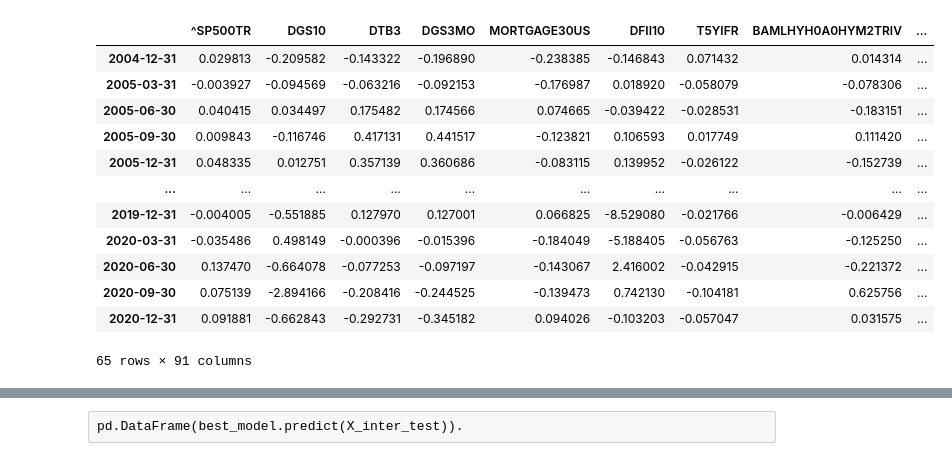
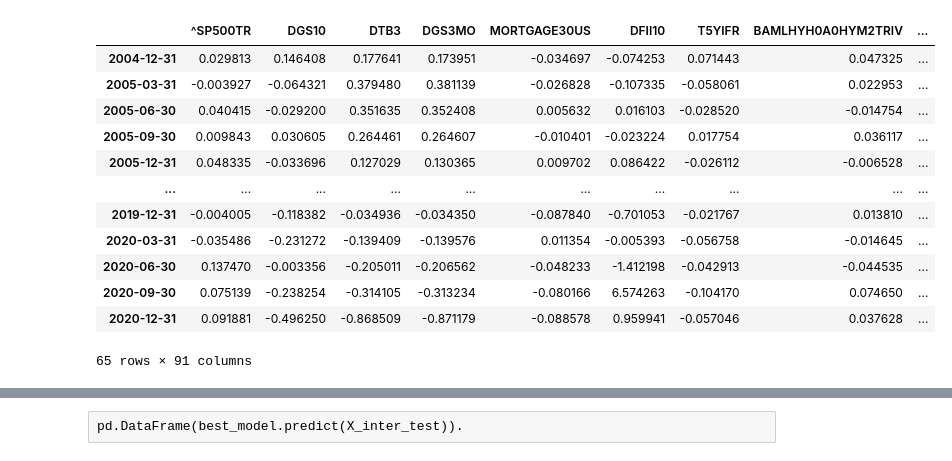
Before and after one commit to webclinic017/Python-Stock-1, a Jupyter notebook: FRED_analysis.ipynb, the cells around one changed output, grey strips where cells are left out. Saved outputs shown, nothing was run; the diff lists cells and outputs as text; code cells hidden in the pictures.

```diff
--- a/FRED_analysis.ipynb
+++ b/FRED_analysis.ipynb
@@ -279,6 +283,8 @@ print("choose Y")
 display(out)
 # %%
 d = get_deltas(out.result)
+# %%
+differenced = pd.DataFrame(np.transpose(d.reshape(len(out.result.columns),len(out.result))))
 # %%
 d_ = dtale.show(out.result)
 d_.open_browser()
@@ -363,7 +373,9 @@ def getLagged_Set(set_, og):
 
     #set_.index = all_data.index
 
+    #maxl = int(len(set_)/2)
     maxl = 5
+
     Lagged_Differenced_Set = pd.DataFrame()
     Lagged_Set = pd.DataFrame()
     #TrainO_Lagged_Set = pd.DataFrame()
@@ -435,7 +447,7 @@ def getLagged_Set(set_, og):
         results = model.fit()
         #print(results.summary())
 
-        Lagged_Differenced_Set = pd.concat([Lagged_Differenced_Set,data_2.shift(lag)],axis=1)
+        #Lagged_Differenced_Set = pd.concat([Lagged_Differenced_Set,data_2.shift(lag)],axis=1)
         #TrainO_Lagged_Set = pd.concat([TrainO_Lagged_Set,all_data.iloc[:,f].shift(lag)],axis=1)
         #if lag>0:
             #lag = 0
@@ -446,16 +458,26 @@ def getLagged_Set(set_, og):
 
         lags.append(lag)
 
-    stats = pd.concat([pd.DataFrame(set_.columns[1:]),pd.DataFrame(lags),pd.DataFrame(lagcorrs),pd.DataFrame(ogcorrs)],axis=1)
+    Lagged_Set.index = set_.index
+    #stats = pd.concat([pd.DataFrame(set_.columns[1:]),pd.DataFrame(lags),pd.DataFrame(lagcorrs),pd.DataFrame(ogcorrs)],axis=1)
+    stats = pd.concat([pd.DataFrame(set_.columns[1:]),pd.DataFrame(lags),pd.DataFrame(ogcorrs)],axis=1)
 
-    return stats, pd.concat([data_1,Lagged_Set],axis=1),  pd.concat([data_1,Lagged_Differenced_Set],axis=1)
+    #print(Lagged_Set)
+    #return stats, pd.concat([data_1,Lagged_Set],axis=1),  pd.concat([data_1,Lagged_Differenced_Set],axis=1)
+    return stats, pd.concat([data_1,Lagged_Set],axis=1)
 # %%
 Lagged_Set = pd.DataFrame()
 Lagged_Differenced_Set = pd.DataFrame()
 
-ls_stats, Lagged_Set, Lagged_Differenced_Set = getLagged_Set(Differenced_Set, out.result)
-lso_stats, Lagged_Set_offset, p = getLagged_Set(pd.concat([Differenced_Set.iloc[:,0].shift(-1),Differenced_Set.iloc[:,1:]],axis=1), out.result)
+ls_stats, Lagged_Set= getLagged_Set(differenced, out.result)
+lso_stats, Lagged_Set_offset= getLagged_Set(pd.concat([differenced.iloc[:,0].shift(-1),differenced.iloc[:,1:]],axis=1), out.result)
 
+Lagged_Set_offset.index = out.result.index
 Lagged_Set_offset.dropna(inplace= True)
+Lagged_Set_offset.columns = out.result.columns
 
-Lagged_Differenced_Set.dropna(inplace= True)
+#Lagged_Differenced_Set.dropna(inplace= True)
+# %%
+temp = pd.DataFrame()
+temp = pd.concat([out.result.iloc[:,0].pct_change().shift(-1),Lagged_Set_offset.iloc[:,1:].pct_change()],axis=1).copy()
+temp
@@ -462,23 +498,21 @@ Lagged_Differenced_Set.dropna(inplace= True)
 # %%
-temp = pd.DataFrame()
-temp = pd.concat([out.result.iloc[:,0].pct_change().shift(-1),Lagged_Differenced_Set_offset.iloc[:,1:].pct_change()],axis=1).copy().dropna()
 Lagged_Differenced_Set_offset = pd.DataFrame()
 Lagged_Differenced_Set_offset = temp.copy()
-Lagged_Differenced_Set.dropna(inplace= True)
+Lagged_Differenced_Set_offset.dropna(inplace= True)
 Lagged_Differenced_Set_offset
 # %% [output]
 |  | ^SP500TR | DGS10 | DTB3 | DGS3MO | MORTGAGE30US | DFII10 | T5YIFR | BAMLHYH0A0HYM2TRIV | ... |
-| 2004-12-31 | 0.029813 | -0.209582 | -0.143322 | -0.196890 | -0.238385 | -0.146843 | 0.071432 | 0.014314 | ... |
-| 2005-03-31 | -0.003927 | -0.094569 | -0.063216 | -0.092153 | -0.176987 | 0.018920 | -0.058079 | -0.078306 | ... |
-| 2005-06-30 | 0.040415 | 0.034497 | 0.175482 | 0.174566 | 0.074665 | -0.039422 | -0.028531 | -0.183151 | ... |
-| 2005-09-30 | 0.009843 | -0.116746 | 0.417131 | 0.441517 | -0.123821 | 0.106593 | 0.017749 | 0.111420 | ... |
-| 2005-12-31 | 0.048335 | 0.012751 | 0.357139 | 0.360686 | -0.083115 | 0.139952 | -0.026122 | -0.152739 | ... |
+| 2004-12-31 | 0.029813 | 0.146408 | 0.177641 | 0.173951 | -0.034697 | -0.074253 | 0.071443 | 0.047325 | ... |
+| 2005-03-31 | -0.003927 | -0.064321 | 0.379480 | 0.381139 | -0.026828 | -0.107335 | -0.058061 | 0.022953 | ... |
+| 2005-06-30 | 0.040415 | -0.029200 | 0.351635 | 0.352408 | 0.005632 | 0.016103 | -0.028520 | -0.014754 | ... |
+| 2005-09-30 | 0.009843 | 0.030605 | 0.264461 | 0.264607 | -0.010401 | -0.023224 | 0.017754 | 0.036117 | ... |
+| 2005-12-31 | 0.048335 | -0.033696 | 0.127029 | 0.130365 | 0.009702 | 0.086422 | -0.026112 | -0.006528 | ... |
 | ... | ... | ... | ... | ... | ... | ... | ... | ... | ... |
-| 2019-12-31 | -0.004005 | -0.551885 | 0.127970 | 0.127001 | 0.066825 | -8.529080 | -0.021766 | -0.006429 | ... |
-| 2020-03-31 | -0.035486 | 0.498149 | -0.000396 | -0.015396 | -0.184049 | -5.188405 | -0.056763 | -0.125250 | ... |
-| 2020-06-30 | 0.137470 | -0.664078 | -0.077253 | -0.097197 | -0.143067 | 2.416002 | -0.042915 | -0.221372 | ... |
-| 2020-09-30 | 0.075139 | -2.894166 | -0.208416 | -0.244525 | -0.139473 | 0.742130 | -0.104181 | 0.625756 | ... |
-| 2020-12-31 | 0.091881 | -0.662843 | -0.292731 | -0.345182 | 0.094026 | -0.103203 | -0.057047 | 0.031575 | ... |
+| 2019-12-31 | -0.004005 | -0.118382 | -0.034936 | -0.034350 | -0.087840 | -0.701053 | -0.021767 | 0.013810 | ... |
+| 2020-03-31 | -0.035486 | -0.231272 | -0.139409 | -0.139576 | 0.011354 | -0.005393 | -0.056758 | -0.014645 | ... |
+| 2020-06-30 | 0.137470 | -0.003356 | -0.205011 | -0.206562 | -0.048233 | -1.412198 | -0.042913 | -0.044535 | ... |
+| 2020-09-30 | 0.075139 | -0.238254 | -0.314105 | -0.313234 | -0.080166 | 6.574263 | -0.104170 | 0.074650 | ... |
+| 2020-12-31 | 0.091881 | -0.496250 | -0.868509 | -0.871179 | -0.088578 | 0.959941 | -0.057046 | 0.037628 | ... |
 65 rows × 91 columns
 # %%
 print(ls_stats)
```
Also changed, not shown: parts of 22 cells of this notebook.
